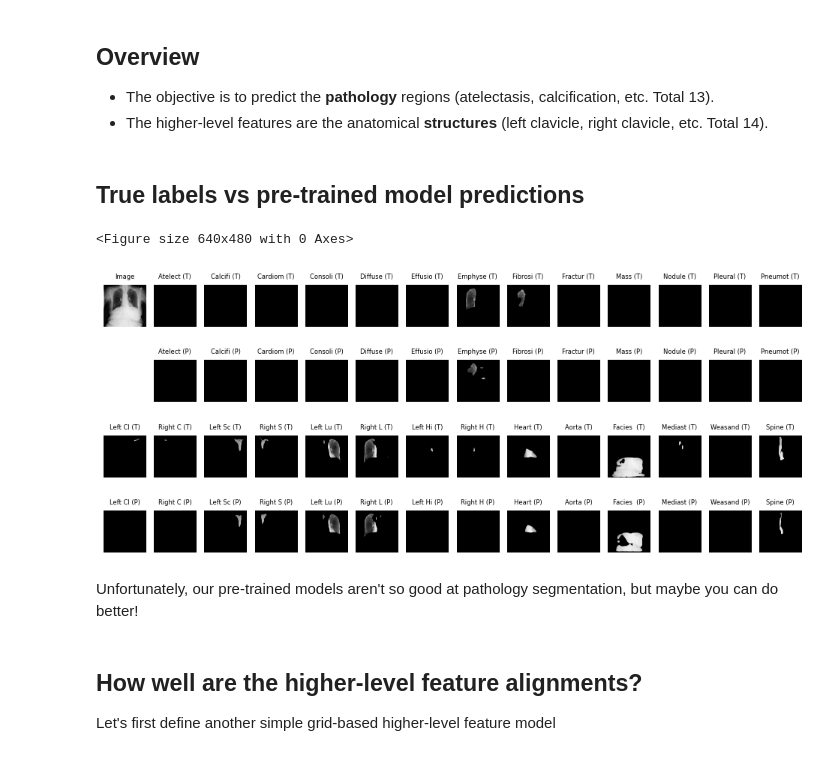
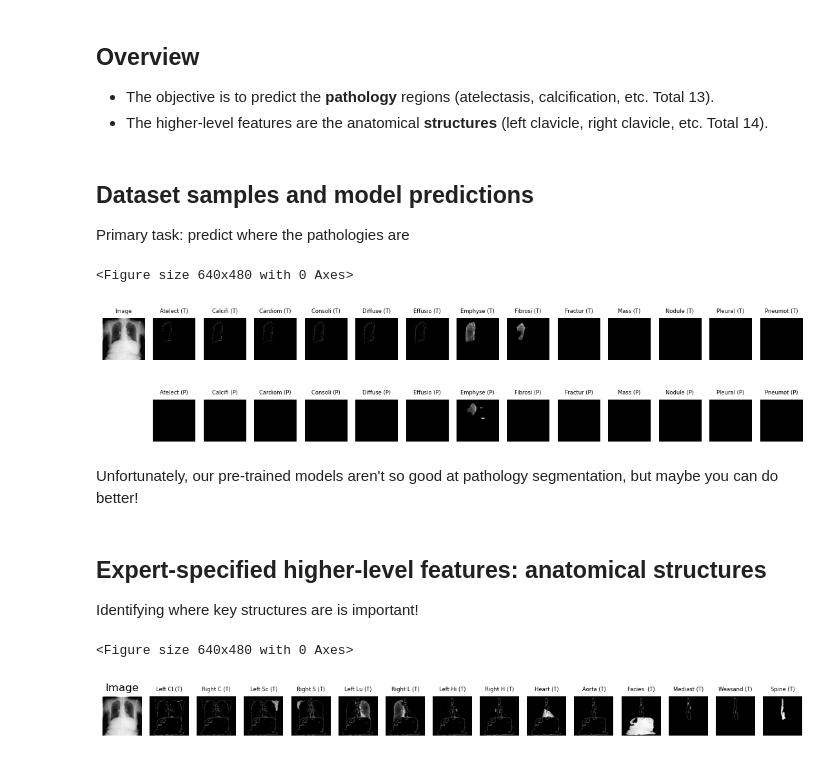
Before and after one commit to DebugML/exlib, a Jupyter notebook: notebooks/chestxdet.ipynb, the cells around one changed output. Saved outputs shown, nothing was run; the diff lists cells and outputs as text; code cells hidden in the pictures.

Commit message:
modified chest and cholec notebooks

```diff
--- a/notebooks/chestxdet.ipynb
+++ b/notebooks/chestxdet.ipynb
@@ -15,6 +16,5 @@ from exlib.datasets.chestxdet import ChestXDetDataset, ChestXDetModel, ChestXDet
 * The objective is to predict the **pathology** regions (atelectasis, calcification, etc. Total 13).
 * The higher-level features are the anatomical **structures** (left clavicle, right clavicle, etc. Total 14).
 # %%
-dataset = ChestXDetDataset(split="test")
+dataset = ChestXDetDataset(split="test", image_size=256)
 pathols_model = ChestXDetModel.from_pretrained("BrachioLab/chestxdet_pathols").eval()
-structs_model = ChestXDetModel.from_pretrained("BrachioLab/chestxdet_structs").eval()
@@ -23,3 +21,6 @@ structs_model = ChestXDetModel.from_pretrained("BrachioLab/chestxdet_structs").e
+# %% [markdown]
+## Dataset samples and model predictions
+Primary task: predict where the pathologies are
 # %%
 torch.manual_seed(105)
 for i in torch.randperm(len(dataset)):
@@ -30,47 +31,54 @@ for i in torch.randperm(len(dataset)):
 
 with torch.no_grad():
     pathols_pred = (pathols_model(image[None,...]).logits[0] > 0).long()
-    structs_pred = (structs_model(image[None,...]).logits[0] > 0).long()
-# %% [markdown]
-## True labels vs pre-trained model predictions
 # %%
 plt.clf()
 fig, ax = plt.subplot_mosaic([
     (["image"] + [f"pathol{i}t" for i in range(13)]),
     (["."] + [f"pathol{i}p" for i in range(13)]),
-    [f"struct{i}t" for i in range(14)],
-    [f"struct{i}p" for i in range(14)],
-], figsize=(12,5))
+], figsize=(14,3))
 
 for _, a in ax.items(): a.set_axis_off()
 ax["image"].imshow(image.numpy().transpose(1,2,0), cmap="gray")
 
 pathol_titles = ChestXDetDataset.pathology_names
 struct_titles = ChestXDetDataset.structure_names
 ax["image"].imshow(image.numpy().transpose(1,2,0), cmap="gray")
 fs = 6
 ax["image"].set_title("Image", fontsize=fs)
 
 for i in range(13):
     mask_t = pathols[i].unsqueeze(0)
     mask_p = (pathols_pred[i]).unsqueeze(0)
     ax[f"pathol{i}t"].imshow(((image * mask_t).numpy().transpose(1,2,0)) * 2, cmap="gray")
     ax[f"pathol{i}p"].imshow(((image * mask_p).numpy().transpose(1,2,0)) * 2, cmap="gray")
     ax[f"pathol{i}t"].set_title(f"{pathol_titles[i][:7]} (T)", fontsize=fs)
     ax[f"pathol{i}p"].set_title(f"{pathol_titles[i][:7]} (P)", fontsize=fs)
-
-for i in range(14):
-    mask_t = structs[i].unsqueeze(0)
-    mask_p = (structs_pred[i]).unsqueeze(0)
-    ax[f"struct{i}t"].imshow(((image * mask_t).numpy().transpose(1,2,0)) * 2, cmap="gray")
-    ax[f"struct{i}p"].imshow(((image * mask_p).numpy().transpose(1,2,0)) * 2, cmap="gray")
-    ax[f"struct{i}t"].set_title(f"{struct_titles[i][:7]} (T)", fontsize=fs)
-    ax[f"struct{i}p"].set_title(f"{struct_titles[i][:7]} (P)", fontsize=fs)
 # %% [output]
 <Figure size 640x480 with 0 Axes>
-[figure, old version]
+[figure, new version]
 # %% [markdown]
 Unfortunately, our pre-trained models aren't so good at pathology segmentation, but maybe you can do better!
 # %% [markdown]
-## How well are the higher-level feature alignments?
-Let's first define another simple grid-based higher-level feature model
+## Expert-specified higher-level features: anatomical structures
+Identifying where key structures are is important!
+# %%
+plt.clf()
+fig, ax = plt.subplot_mosaic([
+    (["image"] + [f"struct{i}t" for i in range(14)]),
+], figsize=(14,2))
+
+for _, a in ax.items(): a.set_axis_off()
+struct_titles = ChestXDetDataset.structure_names
+
+
+ax["image"].imshow(image.numpy().transpose(1,2,0), cmap="gray")
+ax["image"].set_title("Image")
+
+for i in range(14):
+    mask_t = structs[i].unsqueeze(0)
+    ax[f"struct{i}t"].imshow(((image * mask_t).numpy().transpose(1,2,0)) * 2, cmap="gray")
+    ax[f"struct{i}t"].set_title(f"{struct_titles[i][:7]} (T)", fontsize=fs)
+# %% [output]
+<Figure size 640x480 with 0 Axes>
+[figure, added]
```
Also changed, not shown: parts of 7 cells of this notebook, 1 other file.
